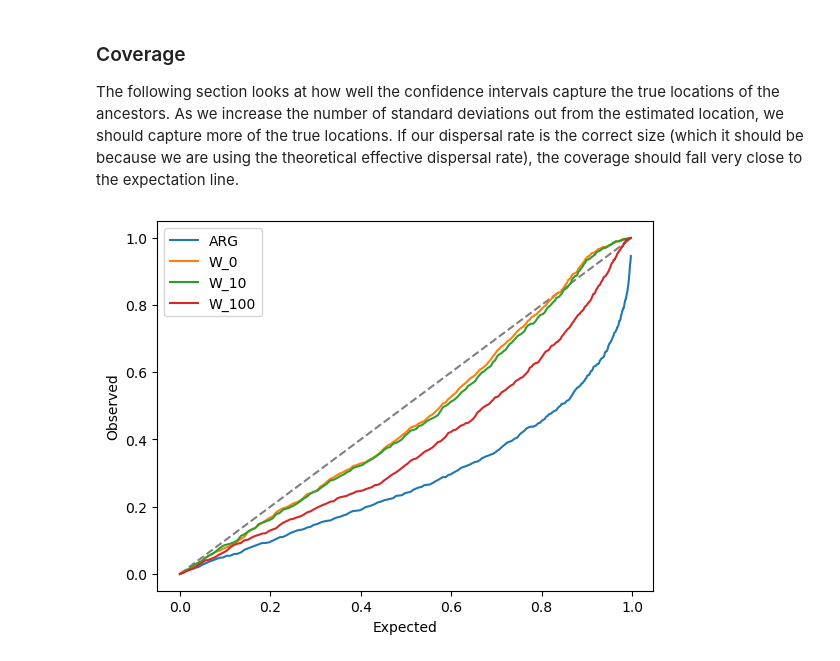
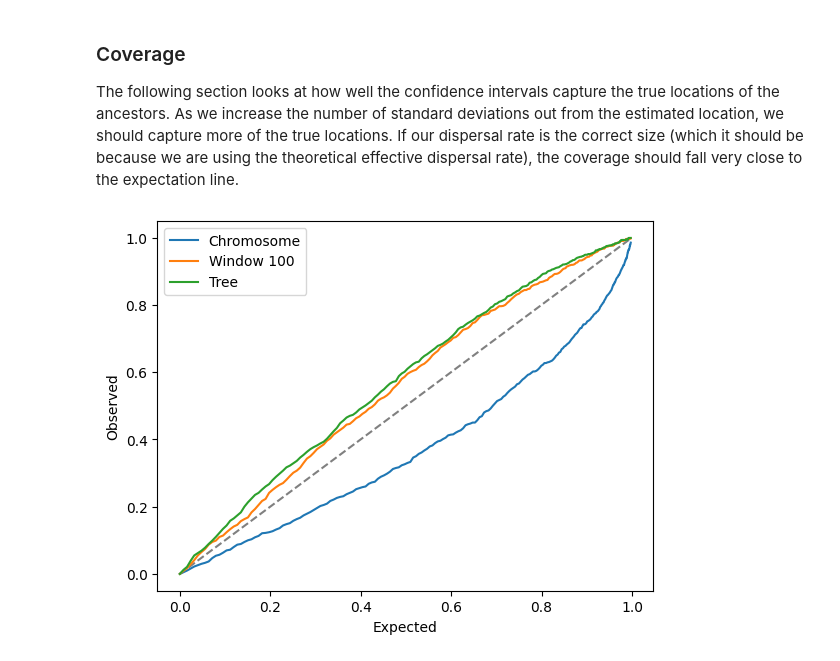
Before and after one commit to kitchensjn/sparg_manuscript, a Jupyter notebook: figures/Fig6_Coverage/Fig6.ipynb, the cells around one changed output. Saved outputs shown, nothing was run; the diff lists cells and outputs as text; code cells hidden in the pictures.

```diff
--- a/figures/Fig6_Coverage/Fig6.ipynb
+++ b/figures/Fig6_Coverage/Fig6.ipynb
@@ -6,3 +11,25 @@ import scipy.stats as st
+# %%
+# set seed
+np.random.seed(10)
+
+
+# load and filter the tree sequence
+cutoff = 2000
+ts = tskit.load("../../simulations/UniformStartTwoDims/outputs/original/S025_I1_R2_W100_D2/rep5_S025_I1_R2_W100_D2.trees")
+
+locations = ts.tables.individuals.location
+x = locations[::3]
+y = locations[1::3]
+
+samples = list(np.random.choice(ts.samples(), 500, replace=False))
+ts_sim, map_sim = ts.simplify(samples=samples, map_nodes=True, keep_input_roots=False, keep_unary=True, update_sample_flags=False)
+ts_final, maps_final = sparg.simplify_with_recombination(ts=ts_sim, flag_recomb=True)
+ts_chopped = sparg.chop_arg(ts=ts_final, time=cutoff)
+# %%
+locations = ts.tables.individuals.location
+x_locations = locations[::3]
+y_locations = locations[1::3]
+center_of_samples = (np.mean(x_locations), np.mean(y_locations))
 # %% [markdown]
 ### Error and variances of methods
 
@@ -77,0 +142,5 @@ plt.show()
+# %%
+random_ancestors["midpoint_central"] = np.sqrt(abs(random_ancestors["true_location_0"] - center_of_samples[0])**2 + abs(random_ancestors["true_location_1"] - center_of_samples[1])**2) <= np.sqrt(abs(random_ancestors["midpoint_estimated_location_0"] - center_of_samples[0])**2 + abs(random_ancestors["midpoint_estimated_location_1"] - center_of_samples[1])**2)
+random_ancestors["arg_central"] = np.sqrt(abs(random_ancestors["true_location_0"] - center_of_samples[0])**2 + abs(random_ancestors["true_location_1"] - center_of_samples[1])**2) <= np.sqrt(abs(random_ancestors["arg_estimated_location_0"] - center_of_samples[0])**2 + abs(random_ancestors["arg_estimated_location_1"] - center_of_samples[1])**2)
+random_ancestors["window_0_central"] = np.sqrt(abs(random_ancestors["true_location_0"] - center_of_samples[0])**2 + abs(random_ancestors["true_location_1"] - center_of_samples[1])**2) <= np.sqrt(abs(random_ancestors["window_0_estimated_location_0"] - center_of_samples[0])**2 + abs(random_ancestors["window_0_estimated_location_1"] - center_of_samples[1])**2)
+random_ancestors["window_100_central"] = np.sqrt(abs(random_ancestors["true_location_0"] - center_of_samples[0])**2 + abs(random_ancestors["true_location_1"] - center_of_samples[1])**2) <= np.sqrt(abs(random_ancestors["window_100_estimated_location_0"] - center_of_samples[0])**2 + abs(random_ancestors["window_100_estimated_location_1"] - center_of_samples[1])**2)
@@ -113,14 +377,14 @@ The following section looks at how well the confidence intervals capture the tru
 # %%
 std_arg = np.sqrt(random_ancestors["arg_variance_in_estimated_location_0"])
 std_0 = np.sqrt(random_ancestors["window_0_variance_in_estimated_location_0"])
-std_10 = np.sqrt(random_ancestors["window_10_variance_in_estimated_location_0"])
+#std_10 = np.sqrt(random_ancestors["window_10_variance_in_estimated_location_0"])
 std_100 = np.sqrt(random_ancestors["window_100_variance_in_estimated_location_0"])
 
 expected_zs = []
 expected_percent_within = []
 percent_within_arg = []
 percent_within_w0 = []
-percent_within_w10 = []
+#percent_within_w10 = []
 percent_within_w100 = []
 for i in range(0,300):
     value = st.norm.cdf(i/100)
@@ -128,18 +392,18 @@ for i in range(0,300):
     expected_percent_within.append(value - (1-value))
     percent_within_arg.append(sum(random_ancestors["arg_abs_error_0"] <= std_arg*(i/100))/len(random_ancestors))
     percent_within_w0.append(sum(random_ancestors["window_0_abs_error_0"] <= std_0*(i/100))/len(random_ancestors))
-    percent_within_w10.append(sum(random_ancestors["window_10_abs_error_0"] <= std_10*(i/100))/len(random_ancestors))
+    #percent_within_w10.append(sum(random_ancestors["window_10_abs_error_0"] <= std_10*(i/100))/len(random_ancestors))
     percent_within_w100.append(sum(random_ancestors["window_100_abs_error_0"] <= std_100*(i/100))/len(random_ancestors))
 # %%
-plt.plot(expected_percent_within, expected_percent_within, color="gray", linestyle='dashed')
-plt.plot(expected_percent_within, percent_within_arg, label="ARG")
-plt.plot(expected_percent_within, percent_within_w0, label="W_0")
-plt.plot(expected_percent_within, percent_within_w10, label="W_10")
-plt.plot(expected_percent_within, percent_within_w100, label="W_100")
+plt.plot(expected_percent_within, expected_percent_within, color="gray", linestyle="dashed")
+plt.plot(expected_percent_within, percent_within_arg, label="Chromosome")
+#plt.plot(expected_percent_within, percent_within_w10, label="W_10")
+plt.plot(expected_percent_within, percent_within_w100, label="Window 100")
+plt.plot(expected_percent_within, percent_within_w0, label="Tree")
 plt.xlabel("Expected")
 plt.ylabel("Observed")
 plt.legend()
 plt.savefig("subfigures/Fig6_Coverage.svg")
 plt.show()
 # %% [output]
-[figure, old version]
+[figure, new version]
```
Also changed, not shown: parts of 10 cells of this notebook, 32 other files.
